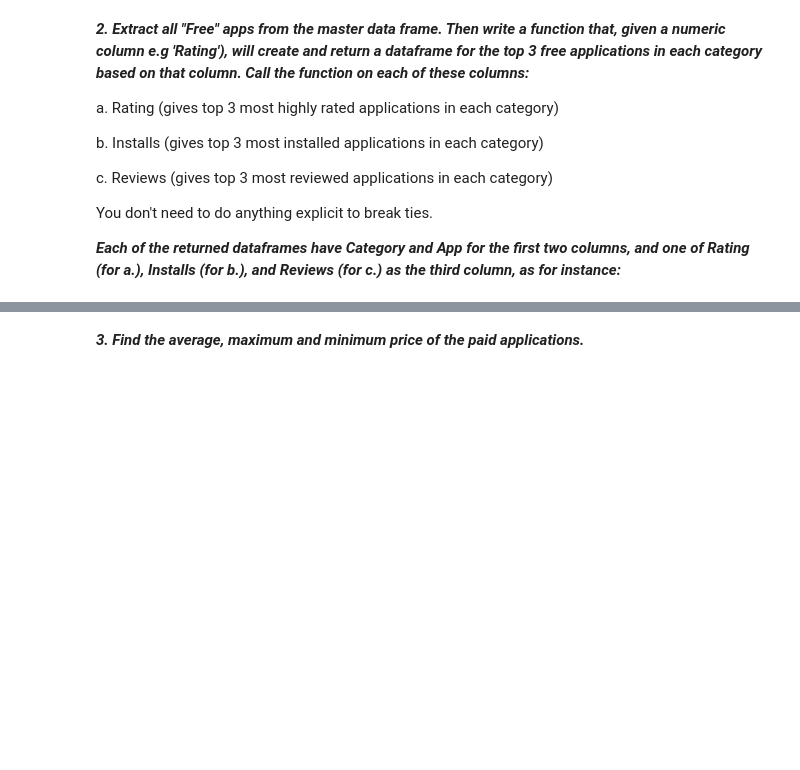
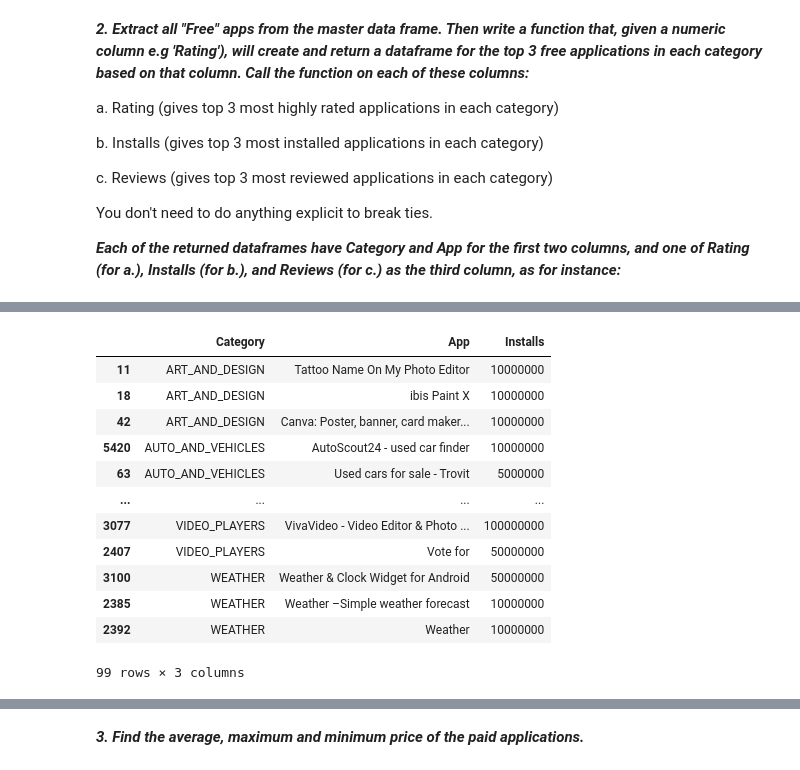
Before and after one commit to Sameerahmed786/CS210Spring2022, a Jupyter notebook: google_apps.ipynb, the cells around one changed output, grey strips where cells are left out. Saved outputs shown, nothing was run; the diff lists cells and outputs as text; code cells hidden in the pictures; blank space fills up the shorter version.

```diff
--- a/google_apps.ipynb
+++ b/google_apps.ipynb
@@ -254,0 +248,17 @@ free_apps_df
+# %%
+top_installs_df = top_categories(free_apps_df.copy(), 'Installs')
+top_installs_df
+# %% [output]
+|  | Category | App | Installs |
+| 11 | ART_AND_DESIGN | Tattoo Name On My Photo Editor | 10000000 |
+| 18 | ART_AND_DESIGN | ibis Paint X | 10000000 |
+| 42 | ART_AND_DESIGN | Canva: Poster, banner, card maker... | 10000000 |
+| 5420 | AUTO_AND_VEHICLES | AutoScout24 - used car finder | 10000000 |
+| 63 | AUTO_AND_VEHICLES | Used cars for sale - Trovit | 5000000 |
+| ... | ... | ... | ... |
+| 3077 | VIDEO_PLAYERS | VivaVideo - Video Editor & Photo ... | 100000000 |
+| 2407 | VIDEO_PLAYERS | Vote for | 50000000 |
+| 3100 | WEATHER | Weather & Clock Widget for Android | 50000000 |
+| 2385 | WEATHER | Weather –Simple weather forecast | 10000000 |
+| 2392 | WEATHER | Weather | 10000000 |
+99 rows × 3 columns
```
Also changed, not shown: parts of 5 cells of this notebook.
